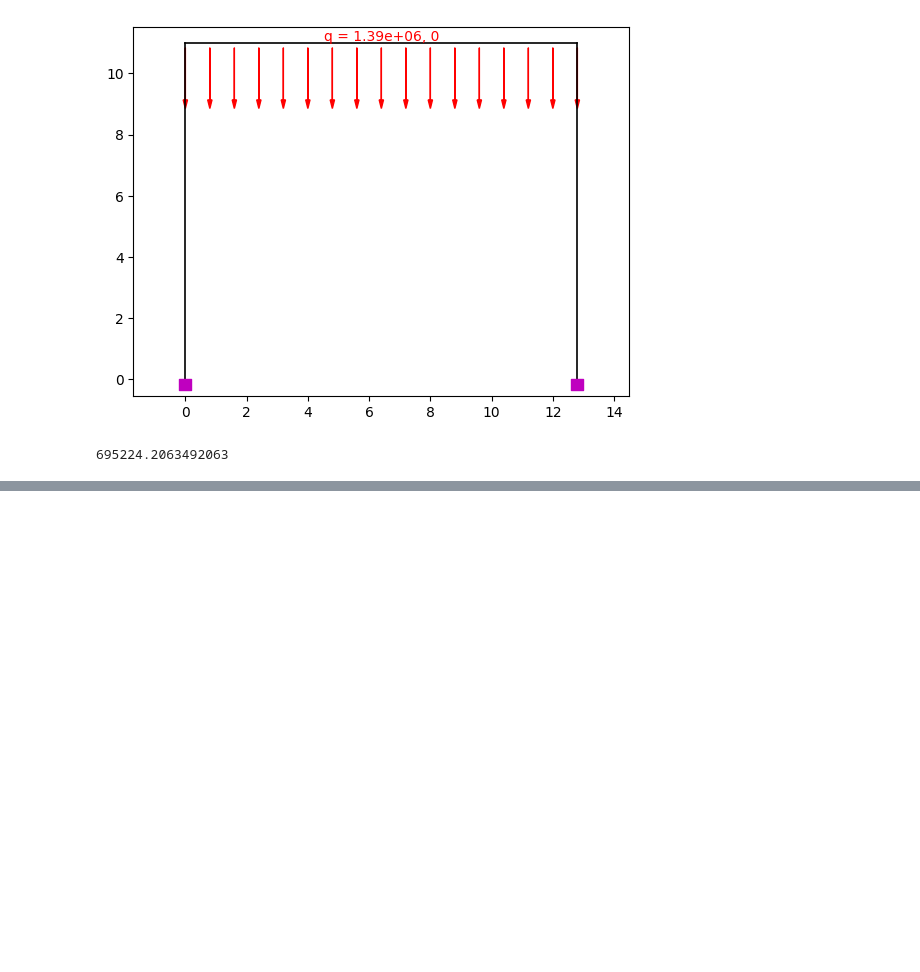
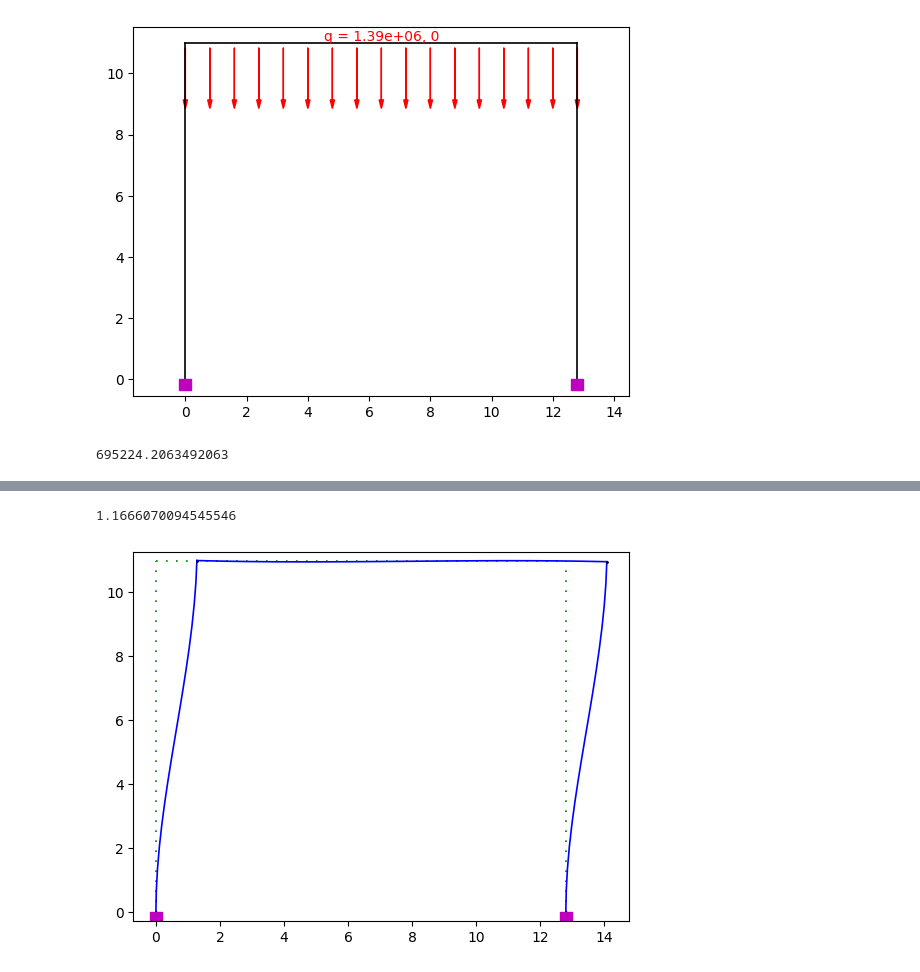
Before and after one commit to Ashim-Paudel/OpenSees-Resources-for-Beginners, a Jupyter notebook: Portal Frame/Analysis of Portal Frame - Elastic Section.ipynb, the cells around one changed output, grey strips where cells are left out. Cells and saved outputs as stored; diff of their text form; code cells hidden in the pictures; blank space fills up the shorter version.

```diff
--- a/Portal Frame/Analysis of Portal Frame - Elastic Section.ipynb
+++ b/Portal Frame/Analysis of Portal Frame - Elastic Section.ipynb
@@ -176,0 +268,5 @@ Weight / LBeam / 2
+# %%
+ovs.plot_defo()
+# %% [output]
+1.1666070094545546
+[figure, added]
```
Also changed, not shown: parts of 5 cells of this notebook, 9 other files.
